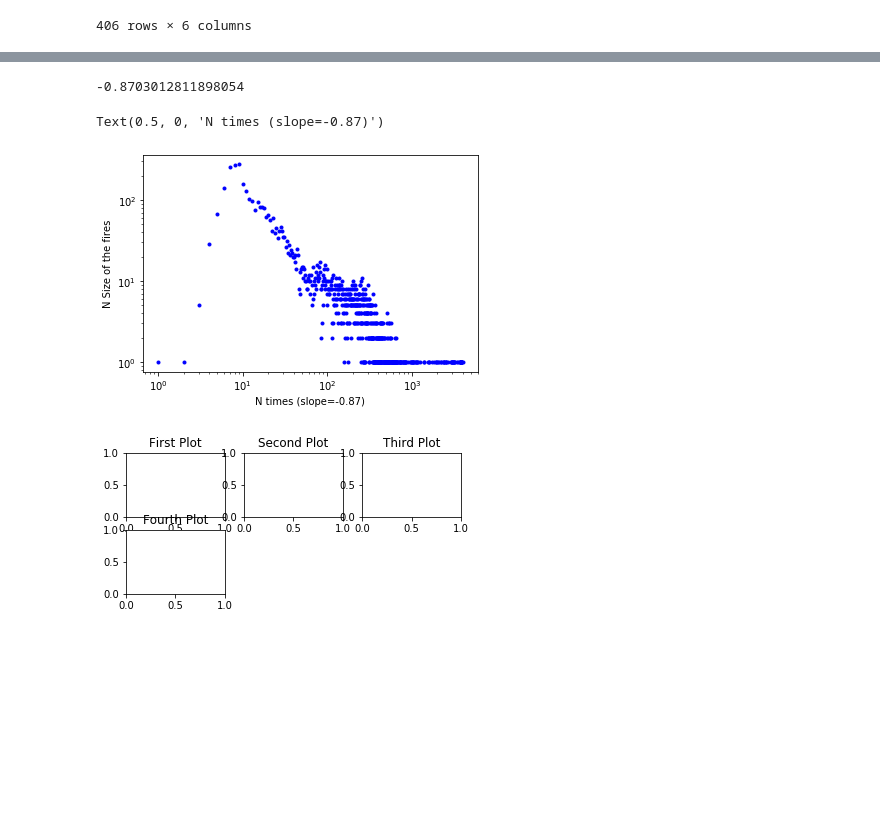
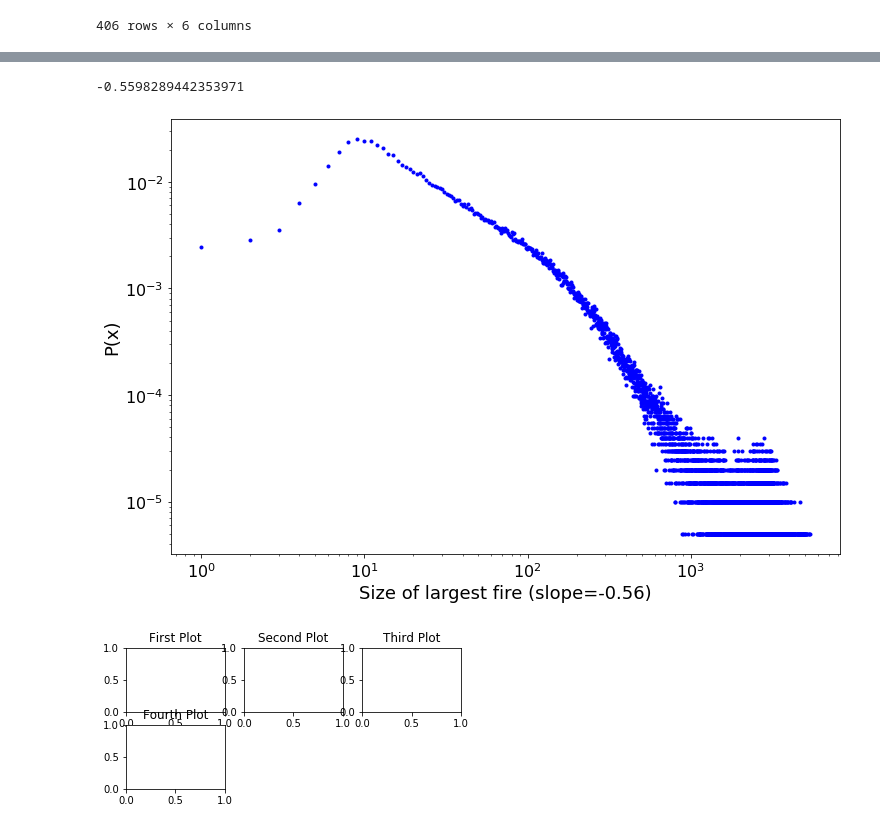
Before and after one commit to GLaDAP/Complex_Systems_2021, a Jupyter notebook: Figures.ipynb, the cells around one changed output, grey strips where cells are left out. Saved outputs shown, nothing was run; the diff lists cells and outputs as text; code cells hidden in the pictures; blank space fills up the shorter version.

```diff
--- a/Figures.ipynb
+++ b/Figures.ipynb
@@ -1,8 +1,10 @@
 # %%
 import seaborn as sns
 import pandas as pd
+import numpy as np
 import os
 import matplotlib.pyplot as plt
+sns.set_palette('Set2')
 # %%
 path = 'forest_fire/data/new_data/'
 list_of_files = os.listdir(path)
@@ -34,16 +80,25 @@ list_of_files
 # for obvious reasons we only will compare the tactics on
 #  300 strength.
 data = pd.DataFrame()
+data_counter = pd.DataFrame()
 for file in list_of_files:
     inputdf = pd.read_csv(path + '/' + file)
     inputdf.drop(['Unnamed: 0'], axis=1, inplace=True)
 
     if inputdf.empty == False:
         peaks, durations, numbers = get_outbreaks(inputdf['On fire'], threshold=750)
-
         df = pd.DataFrame(data={'FireSize': peaks,
                                 'Duration': durations,
                                 'Number': numbers})
+        df_counter = pd.DataFrame(data={'Burning Trees':inputdf['On fire'],
+                                        'Alive trees':inputdf['Fine'],
+                                        'Fire count':inputdf['Nf'],
+                                        'Min area':inputdf['min_fire_area'],
+                                        'Max area':inputdf['max_fire_area'],
+                                        'Median area':inputdf['median_fire_area'],
+                                        'Mean area':inputdf['mean_fire_area'],
+                                        'Timestep':inputdf['Ns'],
+                                        })
         strats = ['biggest', 'closest', 'earliest', 'random', 'none']
         n_fighters = ['nfighters100', 'nfighters300', 'nfighters500', 'nfighters700', 'nfighters900']
         strengths = ['strength2', 'strength4', 'strength6', 'strength8', 'strength10']
@@ -52,6 +107,9 @@ for file in list_of_files:
             df['Strategy'] = 'No firefighters'
             df['N_firefighters'] = '0'
             df['Strength'] = '0'
+            df_counter['Strategy'] = 'No firefighters'
+            df_counter['N_firefighters'] = '0'
+            df_counter['Strength'] = '0'
         else:
 
             for strat in strats:
@@ -61,8 +119,12 @@ for file in list_of_files:
                             df['Strategy'] = strat
                             df['N_firefighters'] = fighter
                             df['Strength'] = strength
+                            df_counter['Strategy'] = strat
+                            df_counter['N_firefighters'] = fighter
+                            df_counter['Strength'] = strength
 
         data = data.append(df)
+        data_counter = data_counter.append(df_counter)
 # %%
 data.loc[data['N_firefighters'].isnull()]
 # %% [output]
@@ -152,0 +191,6 @@ plt.show()
+# %%
+plt.rcParams['axes.labelsize'] = 18
+plt.rcParams['xtick.labelsize'] = 16
+plt.rcParams['ytick.labelsize'] = 16
+plt.rcParams['lines.linewidth'] = 3
+plt.rcParams['legend.fontsize'] = 16
@@ -195,0 +260,5 @@ Name: max_fire_area, Length: 595, dtype: int64
+# %%
+# x = data['random']['max_fire_area'].value_counts()
+# x
+y = data_counter.loc[data_counter['Strategy'] == 'random','Max area'].value_counts(normalize=True)
+y
@@ -196,19 +278,19 @@ Name: max_fire_area, Length: 595, dtype: int64
 # %%
 from scipy.stats import linregress
-logx = np.log(x.values)
-logy = np.log(x.index)
+logx = np.log(y.values)
+logy = np.log(y.index)
 
 linregres_ = linregress(logx, logy).slope
 linregres_
 # %% [output]
--0.8703012811898054
+-0.5598289442353971
 # %%
-plt.loglog(x, 'or', marker='.', c='blue')
-plt.ylabel('N Size of the fires')
-plt.xlabel(f'N times (slope={round(linregres_, 3)})')
+plt.loglog(y.index, y.values, 'or', marker='.', c='blue')
+plt.ylabel('P(x)')
+plt.xlabel(f'Size of largest fire (slope={round(linregres_, 3)})')
+plt.savefig('powerlaw.jpg')
 # %% [output]
-Text(0.5, 0, 'N times (slope=-0.87)')
-[figure, old version]
+[figure, new version]
 # %%
 # %% [output]
 [figure]
```
Also changed, not shown: parts of 13 cells of this notebook.
